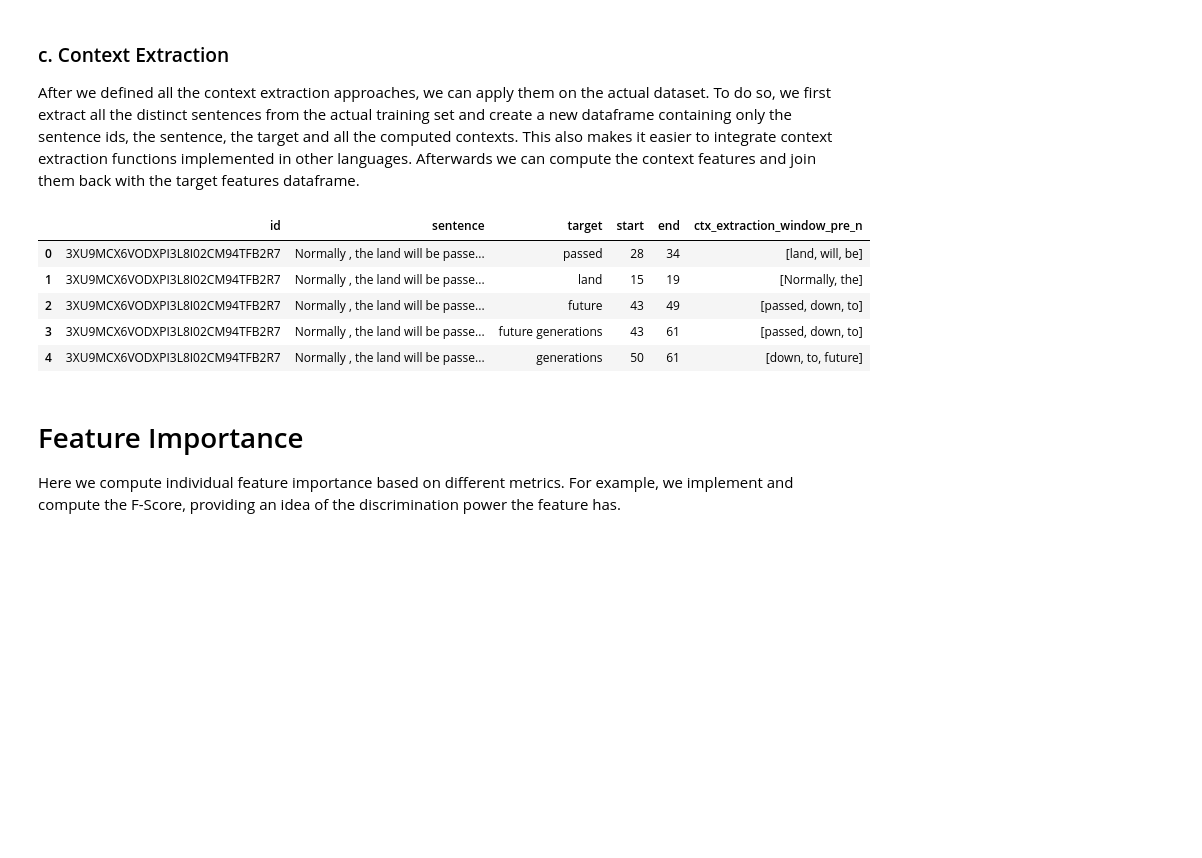
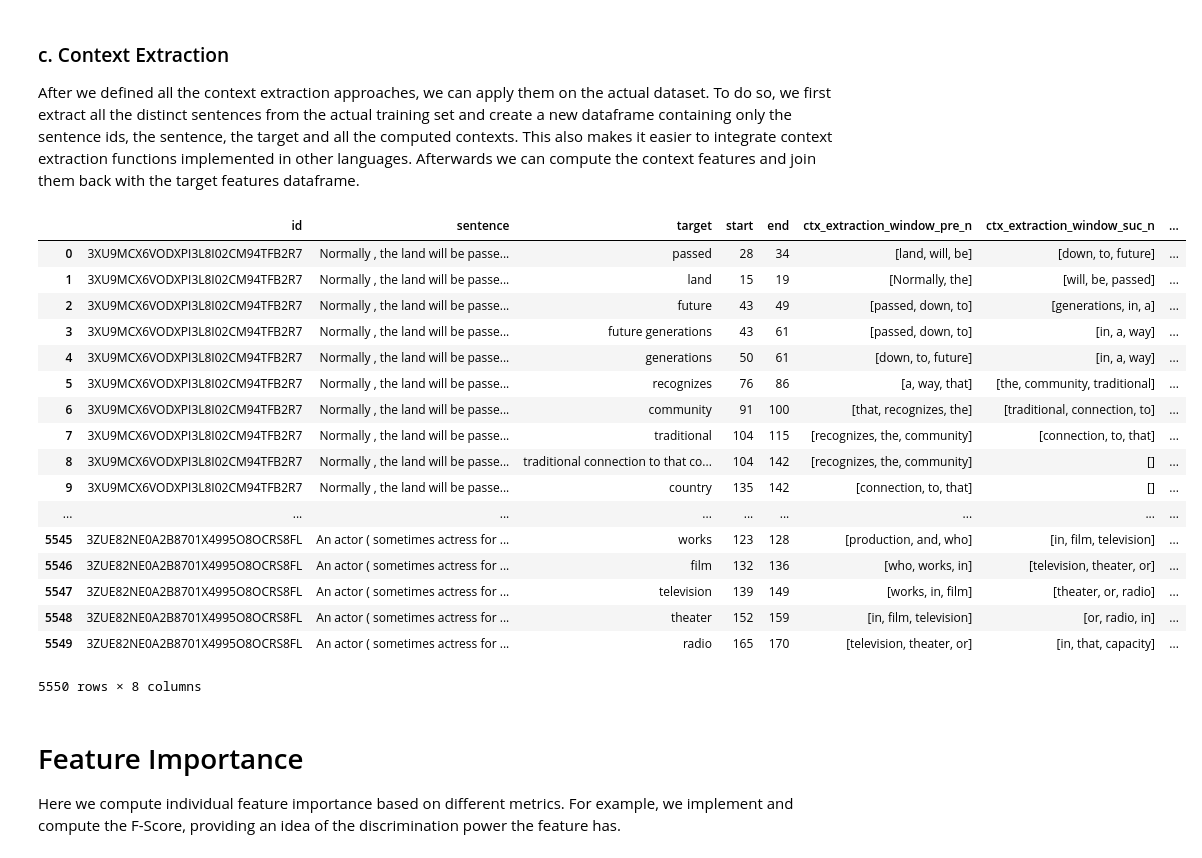
Before and after one commit to kristiankolthoff/CoWoPhId, a Jupyter notebook: python/FeaturesCWI.ipynb, the cells around one changed output. Drawn from its saved outputs; the diff is of its cells as text; code cells hidden in the pictures; blank space fills up the shorter version.

Commit message:
Window context extraction functions using start, end tags

```diff
--- a/python/FeaturesCWI.ipynb
+++ b/python/FeaturesCWI.ipynb
@@ -36,7 +36,10 @@ def agg_feat_num_min(target, func_feature, *args):
 # Orthographic features
 Here we start computing simple features like the length of the target word.
 # %%
+from nltk.tokenize import word_tokenize
+
 df['length'] = df.target.apply(lambda target : agg_feat_num_average(target, len))
+df['num_words'] = df.target.apply(lambda target : len(word_tokenize(target)))
 #Relative position of the target word based on tokens
 df['relative_position'] = df[['sentence', 'target']].apply(lambda vals :
             (nltk.word_tokenize(vals[0]).index(vals[1].split()[0])) / len((nltk.word_tokenize(vals[0]))), axis = 1)
@@ -313,10 +345,16 @@ path_to_models_jar = 'resources/stanford-dependency-parser/stanford-parser-3.9.1
 dependencyParser = StanfordDependencyParser(path_to_jar=path_to_jar, path_to_models_jar=path_to_models_jar)
 
 def post_process_ctx(context):
-    return [token for token in context if token not in (",", "'", "'s")]
+    return [token for token in context if token.isalnum()]
 
 def preprocess_target(target):
     return target.strip()
+
+def target_index_char_based(start, end, ctx_tokens):
+    size = np.sum([len(token) for token in ctx_tokens]) + len(ctx_tokens)
+    target_pos = (start + end) / 2
+    target_pos_rel = target_pos / size
+    return int(target_pos_rel * len(post_process_ctx(ctx_tokens)))
 
 def ctx_extraction_all(context, target):
     ctx_tokens = word_tokenize(context)
@@ -326,24 +364,22 @@ def ctx_extraction_all(context, target):
 
 def ctx_extraction_all_filtered(context, target):
     ctx_tokens = word_tokenize(context)
-    return post_process_ctx(ctx_tokens)
+    post_ctx_tokens = post_process_ctx(ctx_tokens)
+    if target in ctx_tokens:
+        ctx_tokens.remove(target)
+    return post_process_ctx
 
 def ctx_extraction_window_pre_n(context, target, start, end, n = 3):
     target = preprocess_target(target)
-    ctx_tokens = word_tokenize(context)
+    ctx_tokens = word_tokenize(context[:start])
     post_ctx_tokens = post_process_ctx(ctx_tokens)
-    target_tokens = word_tokenize(target)
-    target_index = post_ctx_tokens.index(target) if len(target_tokens) == 1 else post_ctx_tokens.index(target_tokens[0])
-    start_index = (target_index - n) if (target_index - n) > 0 else 0
-    return post_ctx_tokens[start_index:target_index]
+    return post_ctx_tokens[-n:]
 
 def ctx_extraction_window_suc_n(context, target, start, end, n = 3):
-    ctx_tokens = word_tokenize(context)
+    target = preprocess_target(target)
+    ctx_tokens = word_tokenize(context[end:])
     post_ctx_tokens = post_process_ctx(ctx_tokens)
-    target_index = post_ctx_tokens.index(target)
-    end_index = (target_index + 1 + n) if (target_index + 1 + n) \
-                < len(post_ctx_tokens) else len(post_ctx_tokens)
-    return post_ctx_tokens[target_index+1:end_index]
+    return post_ctx_tokens[:n]
 
 def ctx_extraction_window_pre_suc_n(context, target, start, end, n = 3):
     ctx_tokens_pre = ctx_extraction_window_pre_n(context, target, start, end, n)
@@ -520,19 +556,40 @@ After we defined all the context extraction approaches, we can apply them on the
 # %%
 df_context = df.loc[:, ['id', 'sentence', 'target', 'start', 'end']]
 #df_context['ctx_avg_word_length'] = \
 #    df_context[['sentence', 'target']].apply(lambda vals :
 #                               ctx_extraction_window_pre_suc_n(vals[0], vals[1]), axis = 1)
 df_context['ctx_extraction_window_pre_n'] = df.apply(lambda columns :
                                         ctx_extraction_window_pre_n(columns['sentence'], columns['target'], \
                                                                    columns['start'], columns['end']), axis = 1)
-df_context.head()
+
+df_context['ctx_extraction_window_suc_n'] = df.apply(lambda columns :
+                                        ctx_extraction_window_suc_n(columns['sentence'], columns['target'], \
+                                                                   columns['start'], columns['end']), axis = 1)
+
+df_context['ctx_extraction_window_pre_suc_n'] = df.apply(lambda columns :
+                                        ctx_extraction_window_pre_suc_n(columns['sentence'], columns['target'], \
+                                                                   columns['start'], columns['end']), axis = 1)
+
+df_context
 # %% [output]
-|  | id | sentence | target | start | end | ctx_extraction_window_pre_n |
-| 0 | 3XU9MCX6VODXPI3L8I02CM94TFB2R7 | Normally , the land will be passe... | passed | 28 | 34 | [land, will, be] |
-| 1 | 3XU9MCX6VODXPI3L8I02CM94TFB2R7 | Normally , the land will be passe... | land | 15 | 19 | [Normally, the] |
-| 2 | 3XU9MCX6VODXPI3L8I02CM94TFB2R7 | Normally , the land will be passe... | future | 43 | 49 | [passed, down, to] |
-| 3 | 3XU9MCX6VODXPI3L8I02CM94TFB2R7 | Normally , the land will be passe... | future generations | 43 | 61 | [passed, down, to] |
-| 4 | 3XU9MCX6VODXPI3L8I02CM94TFB2R7 | Normally , the land will be passe... | generations | 50 | 61 | [down, to, future] |
+|  | id | sentence | target | start | end | ctx_extraction_window_pre_n | ctx_extraction_window_suc_n | ... |
+| 0 | 3XU9MCX6VODXPI3L8I02CM94TFB2R7 | Normally , the land will be passe... | passed | 28 | 34 | [land, will, be] | [down, to, future] | ... |
+| 1 | 3XU9MCX6VODXPI3L8I02CM94TFB2R7 | Normally , the land will be passe... | land | 15 | 19 | [Normally, the] | [will, be, passed] | ... |
+| 2 | 3XU9MCX6VODXPI3L8I02CM94TFB2R7 | Normally , the land will be passe... | future | 43 | 49 | [passed, down, to] | [generations, in, a] | ... |
+| 3 | 3XU9MCX6VODXPI3L8I02CM94TFB2R7 | Normally , the land will be passe... | future generations | 43 | 61 | [passed, down, to] | [in, a, way] | ... |
+| 4 | 3XU9MCX6VODXPI3L8I02CM94TFB2R7 | Normally , the land will be passe... | generations | 50 | 61 | [down, to, future] | [in, a, way] | ... |
+| 5 | 3XU9MCX6VODXPI3L8I02CM94TFB2R7 | Normally , the land will be passe... | recognizes | 76 | 86 | [a, way, that] | [the, community, traditional] | ... |
+| 6 | 3XU9MCX6VODXPI3L8I02CM94TFB2R7 | Normally , the land will be passe... | community | 91 | 100 | [that, recognizes, the] | [traditional, connection, to] | ... |
+| 7 | 3XU9MCX6VODXPI3L8I02CM94TFB2R7 | Normally , the land will be passe... | traditional | 104 | 115 | [recognizes, the, community] | [connection, to, that] | ... |
+| 8 | 3XU9MCX6VODXPI3L8I02CM94TFB2R7 | Normally , the land will be passe... | traditional connection to that co... | 104 | 142 | [recognizes, the, community] | [] | ... |
+| 9 | 3XU9MCX6VODXPI3L8I02CM94TFB2R7 | Normally , the land will be passe... | country | 135 | 142 | [connection, to, that] | [] | ... |
+| ... | ... | ... | ... | ... | ... | ... | ... | ... |
+| 5545 | 3ZUE82NE0A2B8701X4995O8OCRS8FL | An actor ( sometimes actress for ... | works | 123 | 128 | [production, and, who] | [in, film, television] | ... |
+| 5546 | 3ZUE82NE0A2B8701X4995O8OCRS8FL | An actor ( sometimes actress for ... | film | 132 | 136 | [who, works, in] | [television, theater, or] | ... |
+| 5547 | 3ZUE82NE0A2B8701X4995O8OCRS8FL | An actor ( sometimes actress for ... | television | 139 | 149 | [works, in, film] | [theater, or, radio] | ... |
+| 5548 | 3ZUE82NE0A2B8701X4995O8OCRS8FL | An actor ( sometimes actress for ... | theater | 152 | 159 | [in, film, television] | [or, radio, in] | ... |
+| 5549 | 3ZUE82NE0A2B8701X4995O8OCRS8FL | An actor ( sometimes actress for ... | radio | 165 | 170 | [television, theater, or] | [in, that, capacity] | ... |
+5550 rows × 8 columns
 # %% [markdown]
 # Feature Importance
 Here we compute individual feature importance based on different metrics. For example, we implement and compute the F-Score, providing an idea of the discrimination power the feature has.
```
Also changed, not shown: parts of 2 cells of this notebook.
